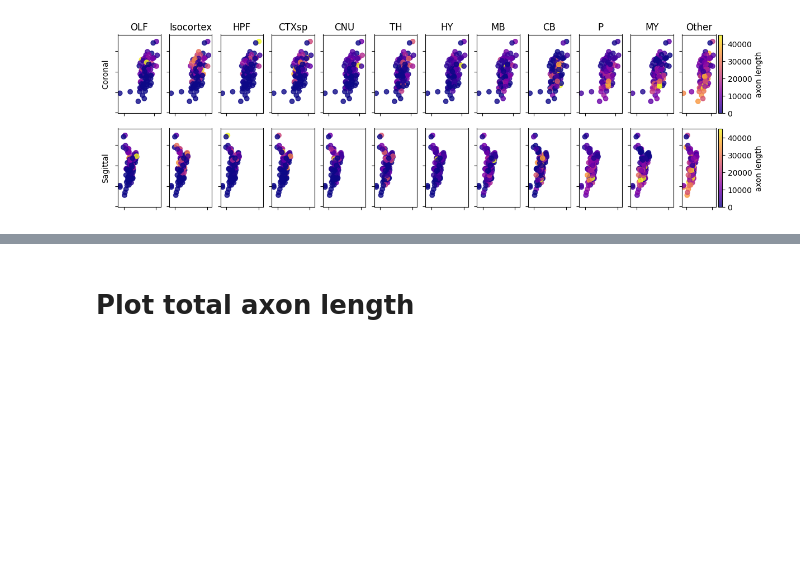
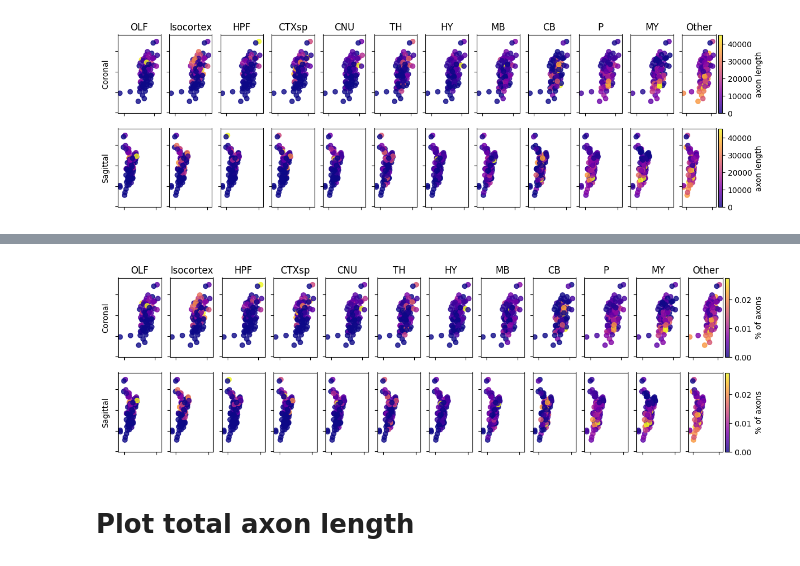
Before and after one commit to AllenNeuralDynamics/aind-LC-morphologies_supplemental_figure, a Jupyter notebook: code/Alex_soma_location.ipynb, the cells around one changed output, grey strips where cells are left out. Cells and saved outputs as stored; diff of their text form; code cells hidden in the pictures; blank space fills up the shorter version.

```diff
--- a/code/Alex_soma_location.ipynb
+++ b/code/Alex_soma_location.ipynb
@@ -58,3 +68,7 @@ visualization.plot_all_soma_location(dataDF, df_unnormalized, ylabel='axon lengt
+# %%
+visualization.plot_all_soma_location(dataDF, df_col_normalized, ylabel='% of axons', vmax=None)
+# %% [output]
+[figure, added]
 # %% [markdown]
 # Plot total axon length
 # %%
```
Also changed, not shown: parts of 3 cells of this notebook.
